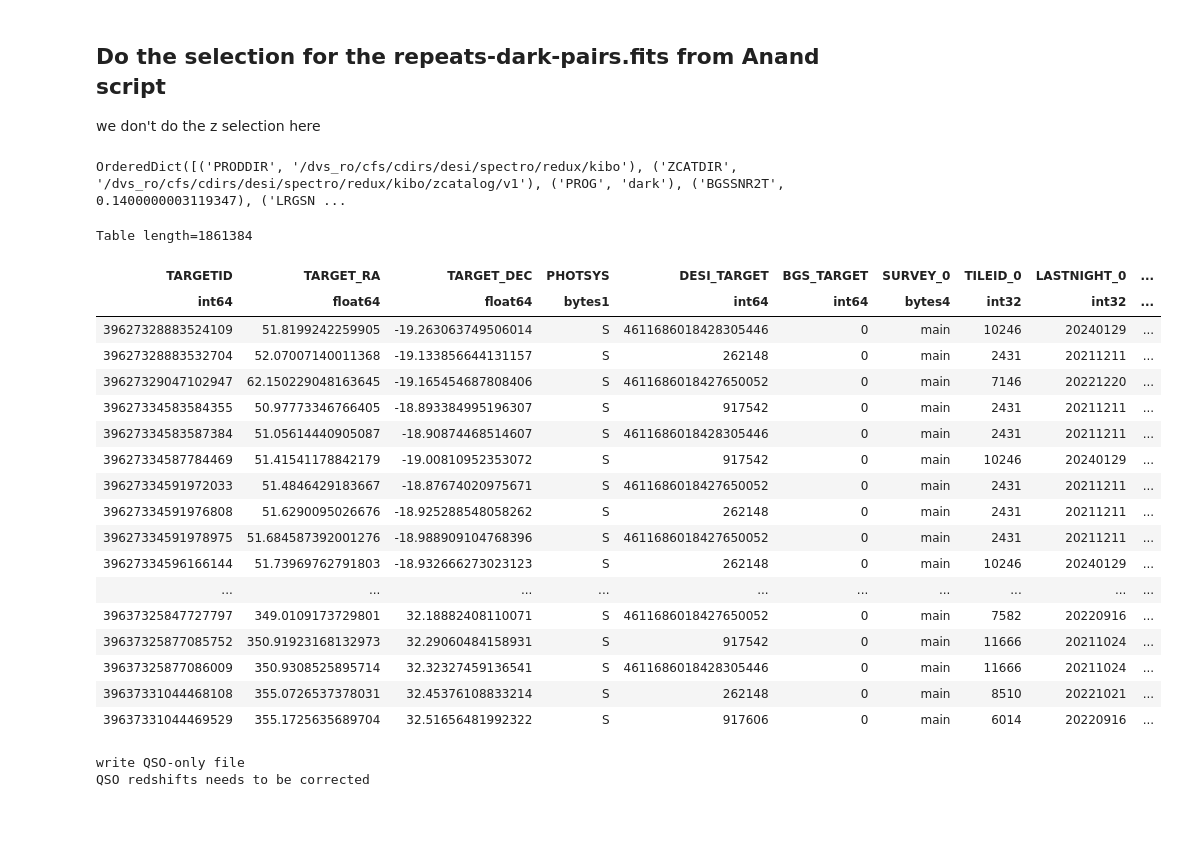
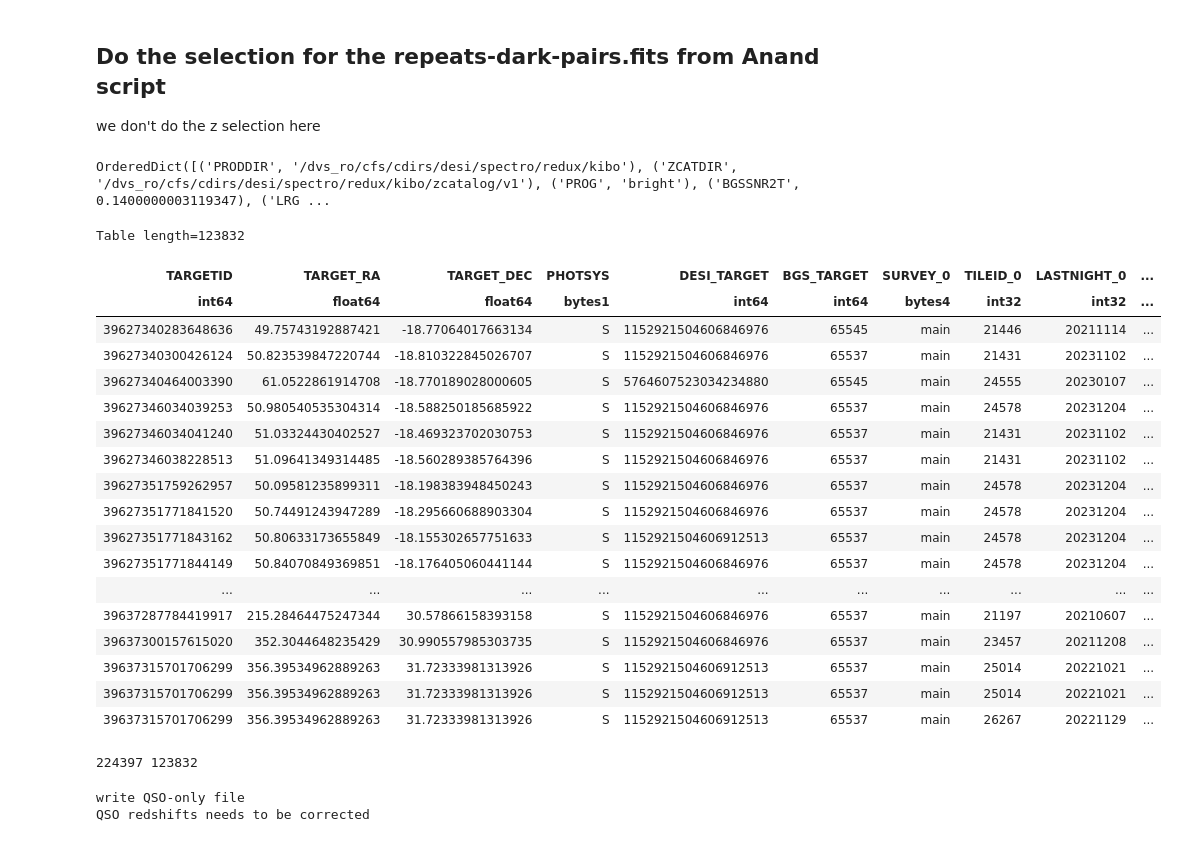
Before and after one commit to ShengyuHE/desi_y3_redshift_errors, a Jupyter notebook: main/repeat_obs/notebooks/compare_repeats.ipynb, the cells around one changed output. Cells and saved outputs as stored; diff of their text form; code cells hidden in the pictures.

```diff
--- a/main/repeat_obs/notebooks/compare_repeats.ipynb
+++ b/main/repeat_obs/notebooks/compare_repeats.ipynb
@@ -195,11 +354,13 @@ from desitarget.sv3.sv3_targetmask import desi_mask as sv3_desi_mask
 from desitarget.sv3.sv3_targetmask import bgs_mask as sv3_bgs_mask
 from desitarget.targetmask import zwarn_mask as zmtl_zwarn_mask
 
+# tracers
+tracer = 'BGS_FAINT' # BGS_BRIGHT, LRG, ELG, QSO, BGS_FAINT
+prog = 'bright' # dark, bright
+
 #generate the clean repeats from Anand scripts
 REPEAT_AN_DIR = f'/pscratch/sd/s/shengyu/repeats/DA2/kibo-v1'
-
-tracer = 'QSO' # BGS_BRIGHT, LRG, ELG, QSO, BGS_FAINT?
-prog = 'dark' # dark, bright
+outfn = f"/pscratch/sd/s/shengyu/repeats/DA2/kibo-v1/{tracer}repeats.fits"
 
 if prog == "bright":
     tracers = ["BGS_BRIGHT", "BGS_FAINT"]
@@ -255,52 +416,65 @@ efftime1s = snr2time * d["{}_1".format(effkey)]
 sel = (d[mask_key] & mask[tracer]) > 0
 sel &= (d["COADD_FIBERSTATUS_0"] == 0) & (d["COADD_FIBERSTATUS_1"] == 0)
 nodata0 = (d["ZMTL_ZWARN_0"] & zmtl_zwarn_mask["NODATA"]) > 0
 nodata1 = (d["ZMTL_ZWARN_1"] & zmtl_zwarn_mask["NODATA"]) > 0
 badqa0 = (d["ZMTL_ZWARN_0"] & zmtl_zwarn_mask.mask("BAD_SPECQA|BAD_PETALQA")) > 0
 badqa1 = (d["ZMTL_ZWARN_1"] & zmtl_zwarn_mask.mask("BAD_SPECQA|BAD_PETALQA")) > 0
 sel &= (~nodata0) & (~nodata1)
 sel &= (~badqa0) & (~badqa1)
 sel &= (efftime0s > effmin) & (efftime1s > effmin)
 sel &= (efftime0s < effmax) & (efftime1s < effmax)
 sel &= (d["{}_0".format(goodkey)]) & (d["{}_1".format(goodkey)])
+sel &= (d['SURVEY_0']=='main')&(d['SURVEY_1']=='main')
 # sel &= (d['SURVEY_0']=='sv3')&(d['SURVEY_1']=='sv3')
 # sel &= (d['SURVEY_0']=='main')&(d['SURVEY_1']=='main')
 # selz0 = (d["Z_0"] > zmin) & (d["Z_0"] < zmax)
 # selz1 = (d["Z_1"] > zmin) & (d["Z_1"] < zmax)
 # sel &= (selz0) | (selz1)
 if tracer == 'ELG':
     sel &= (~d["GOOD_QSO_0"]) & (~d["GOOD_QSO_1"])
 if tracer == 'QSO':
     sel &= (~d["GOOD_ELG_0"]) & (~d["GOOD_ELG_0"])
     sel &= (~d["GOOD_LRG_0"]) & (~d["GOOD_LRG_0"])
 d= d[~np.isnan(d['DV'])]
 d = d[sel]
 print(d.meta)
-outfn = f"/pscratch/sd/s/shengyu/repeats/DA2/kibo-v1/{tracer}repeats.fits"
 # write the table; this preserves d.meta (use serialize_meta=True for full fidelity)
 d.write(outfn, format="fits", overwrite=True)
 d
 # %% [output]
-OrderedDict([('PRODDIR', '/dvs_ro/cfs/cdirs/desi/spectro/redux/kibo'), ('ZCATDIR', '/dvs_ro/cfs/cdirs/desi/spectro/redux/kibo/zcatalog/v1'), ('PROG', 'dark'), ('BGSSNR2T', 0.1400000003119347), ('LRGSN ...
+OrderedDict([('PRODDIR', '/dvs_ro/cfs/cdirs/desi/spectro/redux/kibo'), ('ZCATDIR', '/dvs_ro/cfs/cdirs/desi/spectro/redux/kibo/zcatalog/v1'), ('PROG', 'bright'), ('BGSSNR2T', 0.1400000003119347), ('LRG ...
-Table length=1861384
+Table length=123832
 | TARGETID | TARGET_RA | TARGET_DEC | PHOTSYS | DESI_TARGET | BGS_TARGET | SURVEY_0 | TILEID_0 | LASTNIGHT_0 | ... |
 | int64 | float64 | float64 | bytes1 | int64 | int64 | bytes4 | int32 | int32 | ... |
-| 39627328883524109 | 51.8199242259905 | -19.263063749506014 | S | 4611686018428305446 | 0 | main | 10246 | 20240129 | ... |
-| 39627328883532704 | 52.07007140011368 | -19.133856644131157 | S | 262148 | 0 | main | 2431 | 20211211 | ... |
-| 39627329047102947 | 62.150229048163645 | -19.165454687808406 | S | 4611686018427650052 | 0 | main | 7146 | 20221220 | ... |
-| 39627334583584355 | 50.97773346766405 | -18.893384995196307 | S | 917542 | 0 | main | 2431 | 20211211 | ... |
-| 39627334583587384 | 51.05614440905087 | -18.90874468514607 | S | 4611686018428305446 | 0 | main | 2431 | 20211211 | ... |
-| 39627334587784469 | 51.41541178842179 | -19.00810952353072 | S | 917542 | 0 | main | 10246 | 20240129 | ... |
-| 39627334591972033 | 51.4846429183667 | -18.87674020975671 | S | 4611686018427650052 | 0 | main | 2431 | 20211211 | ... |
-| 39627334591976808 | 51.6290095026676 | -18.925288548058262 | S | 262148 | 0 | main | 2431 | 20211211 | ... |
-| 39627334591978975 | 51.684587392001276 | -18.988909104768396 | S | 4611686018427650052 | 0 | main | 2431 | 20211211 | ... |
-| 39627334596166144 | 51.73969762791803 | -18.932666273023123 | S | 262148 | 0 | main | 10246 | 20240129 | ... |
+| 39627340283648636 | 49.75743192887421 | -18.77064017663134 | S | 1152921504606846976 | 65545 | main | 21446 | 20211114 | ... |
+| 39627340300426124 | 50.823539847220744 | -18.810322845026707 | S | 1152921504606846976 | 65537 | main | 21431 | 20231102 | ... |
+| 39627340464003390 | 61.0522861914708 | -18.770189028000605 | S | 5764607523034234880 | 65545 | main | 24555 | 20230107 | ... |
+| 39627346034039253 | 50.980540535304314 | -18.588250185685922 | S | 1152921504606846976 | 65537 | main | 24578 | 20231204 | ... |
+| 39627346034041240 | 51.03324430402527 | -18.469323702030753 | S | 1152921504606846976 | 65537 | main | 21431 | 20231102 | ... |
+| 39627346038228513 | 51.09641349314485 | -18.560289385764396 | S | 1152921504606846976 | 65537 | main | 21431 | 20231102 | ... |
+| 39627351759262957 | 50.09581235899311 | -18.198383948450243 | S | 1152921504606846976 | 65537 | main | 24578 | 20231204 | ... |
+| 39627351771841520 | 50.74491243947289 | -18.295660688903304 | S | 1152921504606846976 | 65537 | main | 24578 | 20231204 | ... |
+| 39627351771843162 | 50.80633173655849 | -18.155302657751633 | S | 1152921504606912513 | 65537 | main | 24578 | 20231204 | ... |
+| 39627351771844149 | 50.84070849369851 | -18.176405060441144 | S | 1152921504606846976 | 65537 | main | 24578 | 20231204 | ... |
 | ... | ... | ... | ... | ... | ... | ... | ... | ... | ... |
-| 39637325847727797 | 349.0109173729801 | 32.18882408110071 | S | 4611686018427650052 | 0 | main | 7582 | 20220916 | ... |
-| 39637325877085752 | 350.91923168132973 | 32.29060484158931 | S | 917542 | 0 | main | 11666 | 20211024 | ... |
-| 39637325877086009 | 350.9308525895714 | 32.32327459136541 | S | 4611686018428305446 | 0 | main | 11666 | 20211024 | ... |
-| 39637331044468108 | 355.0726537378031 | 32.45376108833214 | S | 262148 | 0 | main | 8510 | 20221021 | ... |
-| 39637331044469529 | 355.1725635689704 | 32.51656481992322 | S | 917606 | 0 | main | 6014 | 20220916 | ... |
+| 39637287784419917 | 215.28464475247344 | 30.57866158393158 | S | 1152921504606846976 | 65537 | main | 21197 | 20210607 | ... |
+| 39637300157615020 | 352.3044648235429 | 30.990557985303735 | S | 1152921504606846976 | 65537 | main | 23457 | 20211208 | ... |
+| 39637315701706299 | 356.39534962889263 | 31.72333981313926 | S | 1152921504606912513 | 65537 | main | 25014 | 20221021 | ... |
+| 39637315701706299 | 356.39534962889263 | 31.72333981313926 | S | 1152921504606912513 | 65537 | main | 25014 | 20221021 | ... |
+| 39637315701706299 | 356.39534962889263 | 31.72333981313926 | S | 1152921504606912513 | 65537 | main | 26267 | 20221129 | ... |
+# %%
+# combine the BGS samples
+REPEAT_AN_DIR = f'/pscratch/sd/s/shengyu/repeats/DA2/kibo-v1'
+
+# Load both repeat catalogs
+bgs_bright = Table.read(REPEAT_AN_DIR+'/BGS_BRIGHTrepeats.fits')
+bgs_faint  = Table.read(REPEAT_AN_DIR+'/BGS_FAINTrepeats.fits')
+
+# Combine (stack rows)
+bgs_all = vstack([bgs_bright, bgs_faint], metadata_conflicts='silent')
+bgs_all.write(REPEAT_AN_DIR+'/BGSrepeats.fits', overwrite=True)
+# %% [output]
+224397 123832
 # %%
 from desitarget.targetmask import desi_mask, bgs_mask
 from desitarget.sv3.sv3_targetmask import desi_mask as sv3_desi_mask
```
Also changed, not shown: parts of 16 cells of this notebook, 2 other files.
